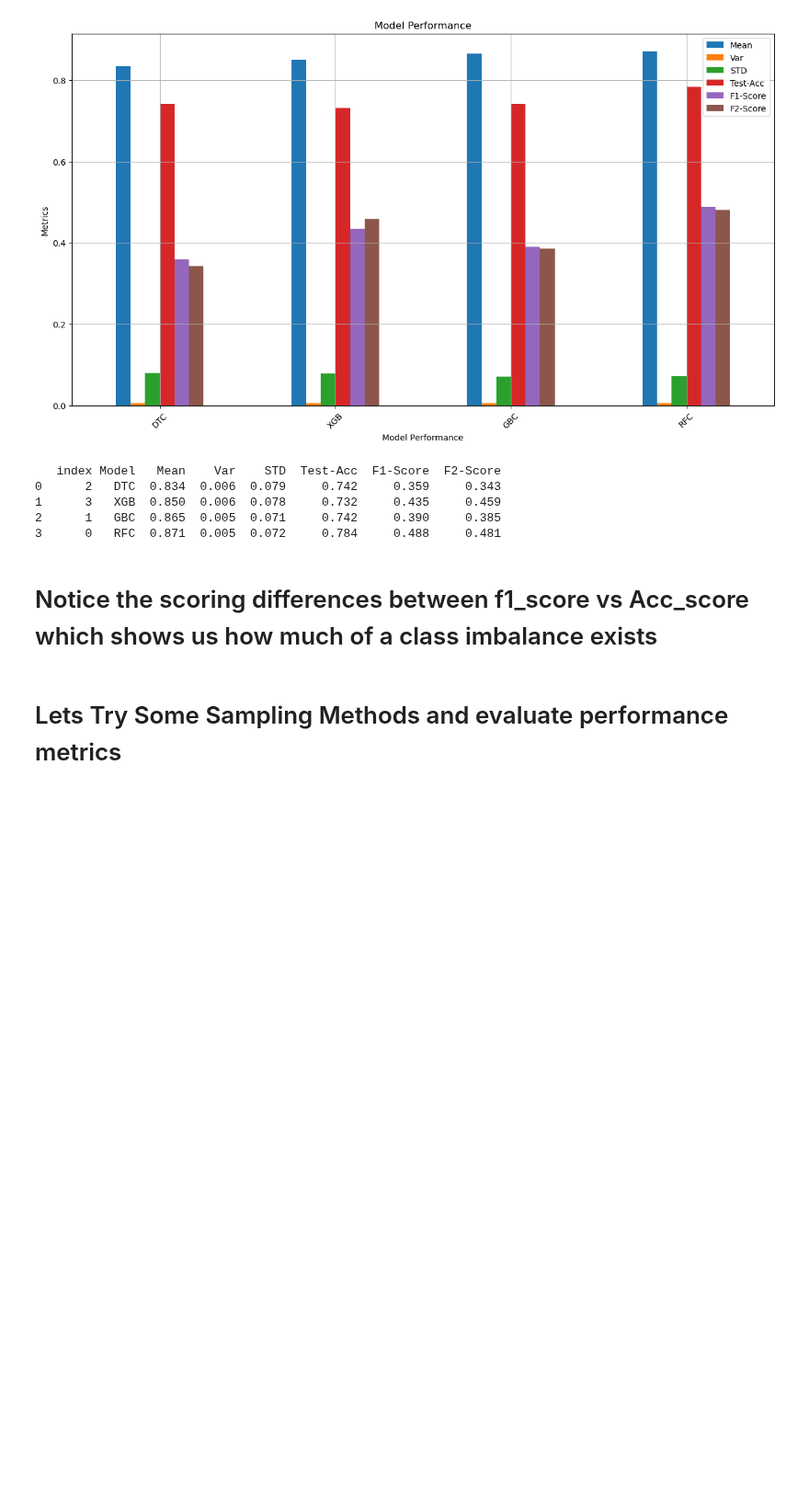
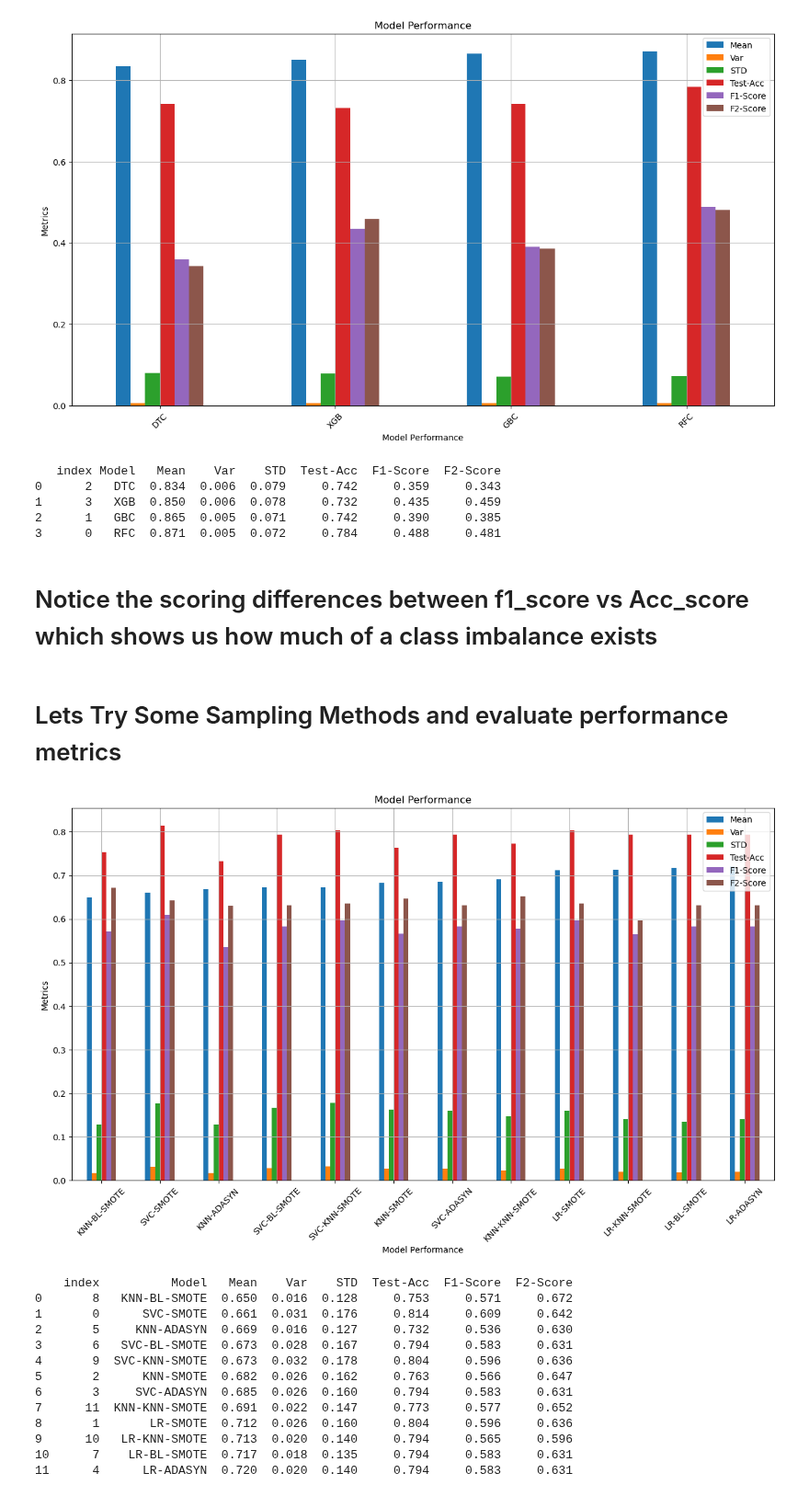
Before and after one commit to MaukanMir/Prostate-Cancer-Classification, a Jupyter notebook: training.ipynb, the cells around one changed output. Shown at 92% size. Drawn from its saved outputs; the diff is of its cells as text; code cells hidden in the pictures; blank space fills up the shorter version.

Commit message:
added new models

```diff
--- a/training.ipynb
+++ b/training.ipynb
@@ -97,6 +97,8 @@ def create_pipeline(model_name, model):
 def create_imb_pipeline(sampling_model_name, sampling_model, model_name, model):
 
   steps = [
+    ("Scaler", StandardScaler()),
+    ("PowerTransformer", PowerTransformer()),
     (sampling_model_name, sampling_model),
     (model_name, model)
   ]
@@ -145,6 +147,33 @@ def test_selected_models(model_names, models, X, y, scoring_metric):
   df = pd.DataFrame(gather_metrics).sort_values(by="Mean").reset_index()
   plot_model_performance(df,["Mean", "Var", "STD", "Test-Acc", "F1-Score", "F2-Score"], "Metrics")
   print(df)
+
+def test_selected_sampling_models(sampling_model_names, sampling_models, model_names, models, X, y, scoring_metric):
+
+  gather_metrics = []
+
+  for sample_model, sampling_model_name in zip(sampling_models, sampling_model_names):
+    for model, model_name in zip(models, model_names):
+
+      pipeline = create_imb_pipeline(sampling_model_name, sample_model, model_name, model)
+      scores = evaluate_model(pipeline, X, y, scoring_metric)
+
+      gather_metrics.append(
+        {
+          "Model": model_name + "-" + sampling_model_name,
+          "Mean": scores[0],
+          "Var": scores[1],
+          "STD": scores[2],
+          "Test-Acc":scores[3],
+          "F1-Score":scores[4],
+          "F2-Score":scores[5]
+
+        }
+      )
+
+  df = pd.DataFrame(gather_metrics).sort_values(by="Mean").reset_index()
+  plot_model_performance(df,["Mean", "Var", "STD", "Test-Acc", "F1-Score", "F2-Score"], "Metrics")
+  print(df)
 # %% [markdown]
 # EDA Analysis
 # %%
@@ -345,3 +374,34 @@ test_selected_models(model_names, models, X, y, acc_metric)
 # Notice the scoring differences between f1_score vs Acc_score which shows us how much of a class imbalance exists
 # %% [markdown]
 # Lets Try Some Sampling Methods and evaluate performance metrics
+# %%
+sampling_model_names = ["SMOTE", "ADASYN", "BL-SMOTE", "KNN-SMOTE"]
+sampling_models = grab_selected_sampling_models(sampling_model_names)
+
+model_names = ["SVC", "LR", "KNN"]
+models = grab_selected_models(model_names)
+
+test_selected_sampling_models(
+  sampling_model_names,
+  sampling_models,
+  model_names,
+  models,
+  X,
+  y,
+  f1_metric
+  )
+# %% [output]
+[figure, added]
+    index          Model   Mean    Var    STD  Test-Acc  F1-Score  F2-Score
+0       8   KNN-BL-SMOTE  0.650  0.016  0.128     0.753     0.571     0.672
+1       0      SVC-SMOTE  0.661  0.031  0.176     0.814     0.609     0.642
+2       5     KNN-ADASYN  0.669  0.016  0.127     0.732     0.536     0.630
+3       6   SVC-BL-SMOTE  0.673  0.028  0.167     0.794     0.583     0.631
+4       9  SVC-KNN-SMOTE  0.673  0.032  0.178     0.804     0.596     0.636
+5       2      KNN-SMOTE  0.682  0.026  0.162     0.763     0.566     0.647
+6       3     SVC-ADASYN  0.685  0.026  0.160     0.794     0.583     0.631
+7      11  KNN-KNN-SMOTE  0.691  0.022  0.147     0.773     0.577     0.652
+8       1       LR-SMOTE  0.712  0.026  0.160     0.804     0.596     0.636
+9      10   LR-KNN-SMOTE  0.713  0.020  0.140     0.794     0.565     0.596
+10      7    LR-BL-SMOTE  0.717  0.018  0.135     0.794     0.583     0.631
+11      4      LR-ADASYN  0.720  0.020  0.140     0.794     0.583     0.631
```
Also changed, not shown: parts of 2 cells of this notebook.
